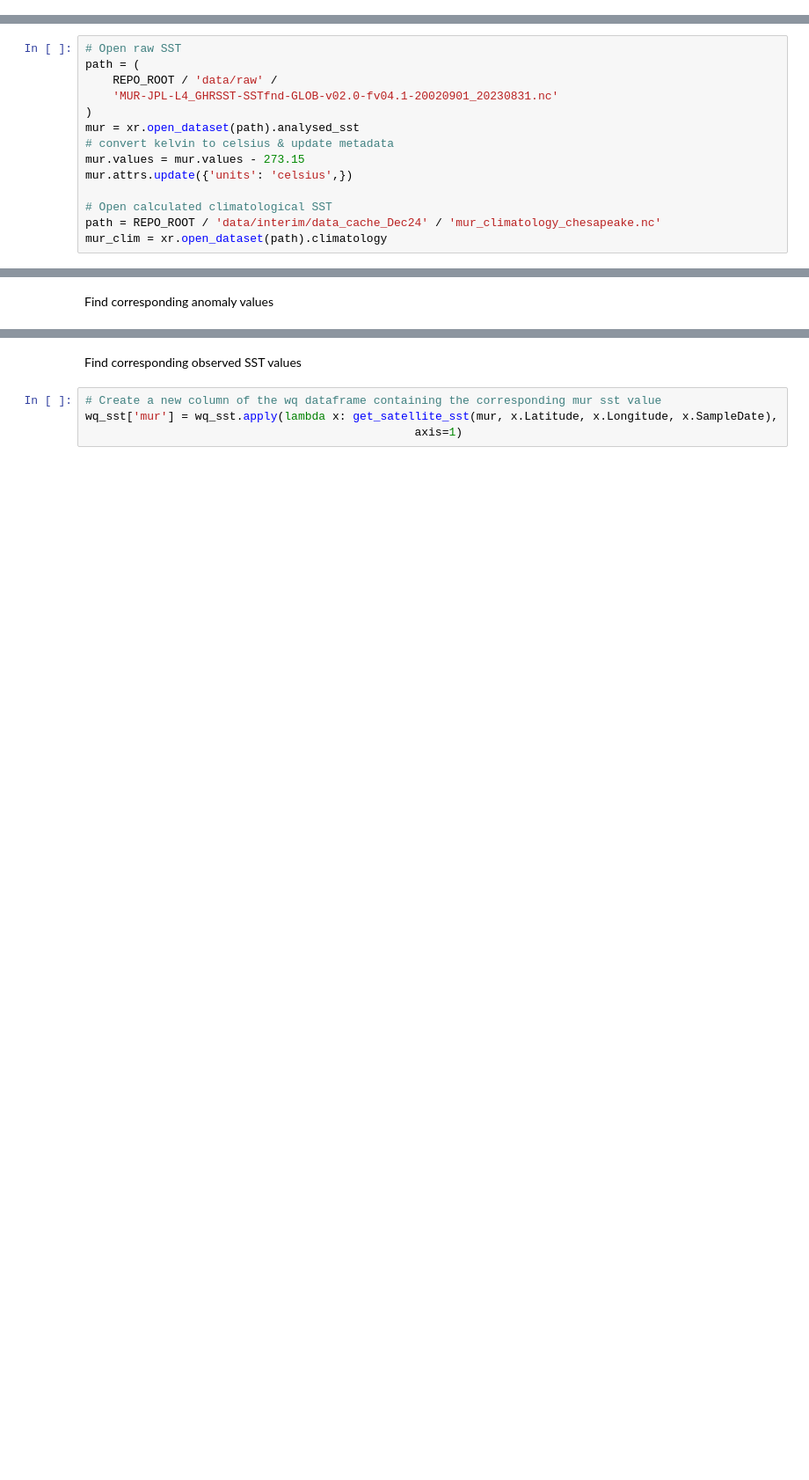
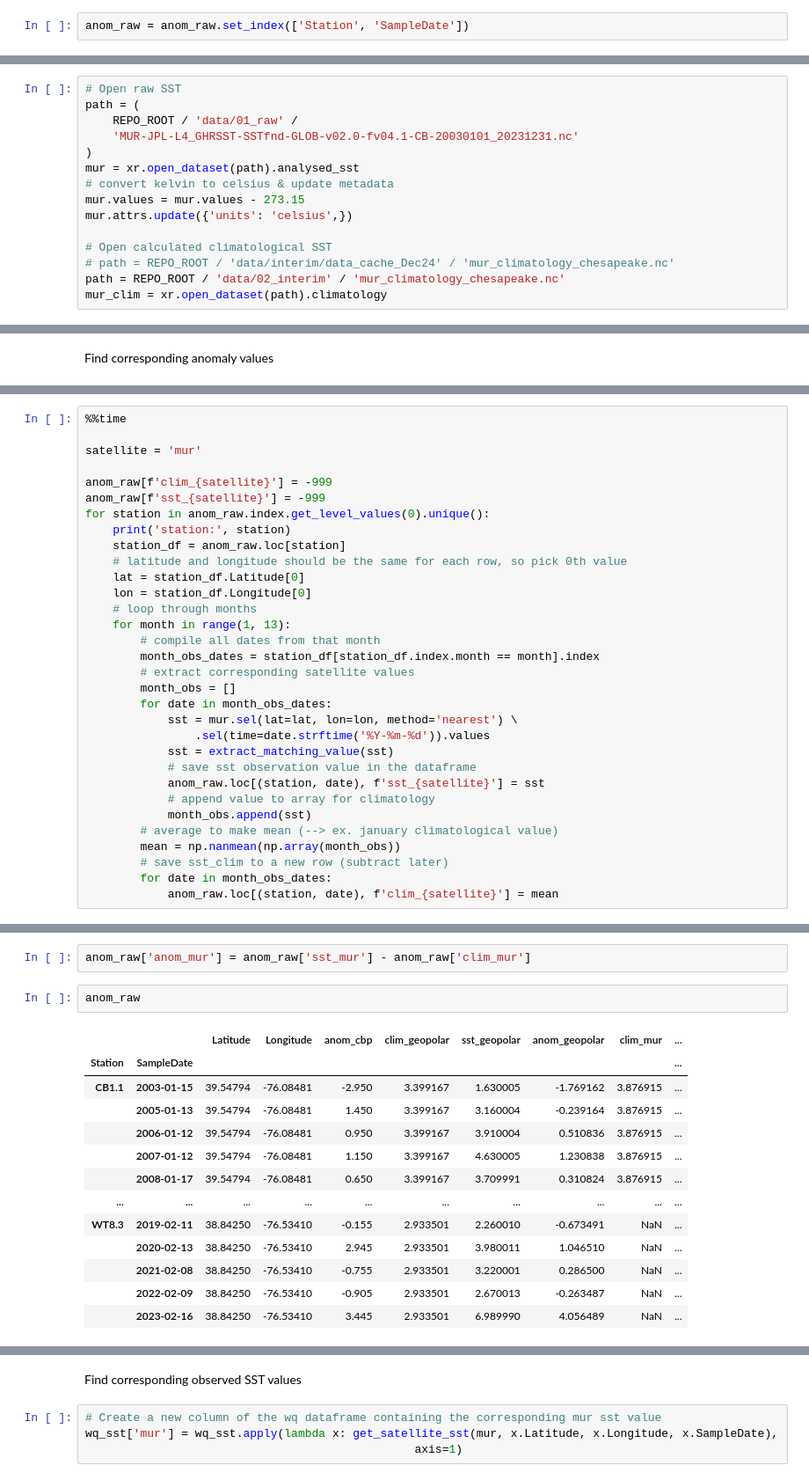
Before and after one commit to rwegener2/chesapeake_mhw, a Jupyter notebook: notebooks/02_figures_and_analysis/01_validation/02a_satellite_cbp_station_co-location.ipynb, the cells around one changed output, grey strips where cells are left out. Shown at 88% size. Saved outputs shown, nothing was run; the diff lists cells and outputs as text; blank space fills up the shorter version.

```diff
--- a/notebooks/02_figures_and_analysis/validation/02a_satellite_cbp_station_co-location.ipynb
+++ b/notebooks/02_figures_and_analysis/01_validation/02a_satellite_cbp_station_co-location.ipynb
@@ -103,0 +154,2 @@ geopolar_clim = xr.open_dataset(path).climatology
+# %%
+anom_raw = anom_raw.set_index(['Station', 'SampleDate'])
@@ -169,8 +297,8 @@ del geopolar_monthlyclim
 # %%
 # Open raw SST
 path = (
-    REPO_ROOT / 'data/raw' /
-    'MUR-JPL-L4_GHRSST-SSTfnd-GLOB-v02.0-fv04.1-20020901_20230831.nc'
+    REPO_ROOT / 'data/01_raw' /
+    'MUR-JPL-L4_GHRSST-SSTfnd-GLOB-v02.0-fv04.1-CB-20030101_20231231.nc'
 )
 mur = xr.open_dataset(path).analysed_sst
 # convert kelvin to celsius & update metadata
@@ -178,5 +306,6 @@ mur.values = mur.values - 273.15
 mur.attrs.update({'units': 'celsius',})
 
 # Open calculated climatological SST
-path = REPO_ROOT / 'data/interim/data_cache_Dec24' / 'mur_climatology_chesapeake.nc'
+# path = REPO_ROOT / 'data/interim/data_cache_Dec24' / 'mur_climatology_chesapeake.nc'
+path = REPO_ROOT / 'data/02_interim' / 'mur_climatology_chesapeake.nc'
 mur_clim = xr.open_dataset(path).climatology
@@ -206,0 +343,32 @@ In situ date not found in satellite SST 2022-11-09 at 38.6082 -77.1739
+# %%
+%%time
+
+satellite = 'mur'
+
+anom_raw[f'clim_{satellite}'] = -999
+anom_raw[f'sst_{satellite}'] = -999
+for station in anom_raw.index.get_level_values(0).unique():
+    print('station:', station)
+    station_df = anom_raw.loc[station]
+    # latitude and longitude should be the same for each row, so pick 0th value
+    lat = station_df.Latitude[0]
+    lon = station_df.Longitude[0]
+    # loop through months
+    for month in range(1, 13):
+        # compile all dates from that month
+        month_obs_dates = station_df[station_df.index.month == month].index
+        # extract corresponding satellite values
+        month_obs = []
+        for date in month_obs_dates:
+            sst = mur.sel(lat=lat, lon=lon, method='nearest') \
+                .sel(time=date.strftime('%Y-%m-%d')).values
+            sst = extract_matching_value(sst)
+            # save sst observation value in the dataframe
+            anom_raw.loc[(station, date), f'sst_{satellite}'] = sst
+            # append value to array for climatology
+            month_obs.append(sst)
+        # average to make mean (--> ex. january climatological value)
+        mean = np.nanmean(np.array(month_obs))
+        # save sst_clim to a new row (subtract later)
+        for date in month_obs_dates:
+            anom_raw.loc[(station, date), f'clim_{satellite}'] = mean
@@ -206,0 +416,18 @@ In situ date not found in satellite SST 2022-11-09 at 38.6082 -77.1739
+# %%
+anom_raw['anom_mur'] = anom_raw['sst_mur'] - anom_raw['clim_mur']
+# %%
+anom_raw
+# %% [output]
+|  |  | Latitude | Longitude | anom_cbp | clim_geopolar | sst_geopolar | anom_geopolar | clim_mur | ... |
+| Station | SampleDate |  |  |  |  |  |  |  | ... |
+| CB1.1 | 2003-01-15 | 39.54794 | -76.08481 | -2.950 | 3.399167 | 1.630005 | -1.769162 | 3.876915 | ... |
+|  | 2005-01-13 | 39.54794 | -76.08481 | 1.450 | 3.399167 | 3.160004 | -0.239164 | 3.876915 | ... |
+|  | 2006-01-12 | 39.54794 | -76.08481 | 0.950 | 3.399167 | 3.910004 | 0.510836 | 3.876915 | ... |
+|  | 2007-01-12 | 39.54794 | -76.08481 | 1.150 | 3.399167 | 4.630005 | 1.230838 | 3.876915 | ... |
+|  | 2008-01-17 | 39.54794 | -76.08481 | 0.650 | 3.399167 | 3.709991 | 0.310824 | 3.876915 | ... |
+| ... | ... | ... | ... | ... | ... | ... | ... | ... | ... |
+| WT8.3 | 2019-02-11 | 38.84250 | -76.53410 | -0.155 | 2.933501 | 2.260010 | -0.673491 | NaN | ... |
+|  | 2020-02-13 | 38.84250 | -76.53410 | 2.945 | 2.933501 | 3.980011 | 1.046510 | NaN | ... |
+|  | 2021-02-08 | 38.84250 | -76.53410 | -0.755 | 2.933501 | 3.220001 | 0.286500 | NaN | ... |
+|  | 2022-02-09 | 38.84250 | -76.53410 | -0.905 | 2.933501 | 2.670013 | -0.263487 | NaN | ... |
+|  | 2023-02-16 | 38.84250 | -76.53410 | 3.445 | 2.933501 | 6.989990 | 4.056489 | NaN | ... |
```
Also changed, not shown: parts of 68 cells of this notebook, 11 other files.
